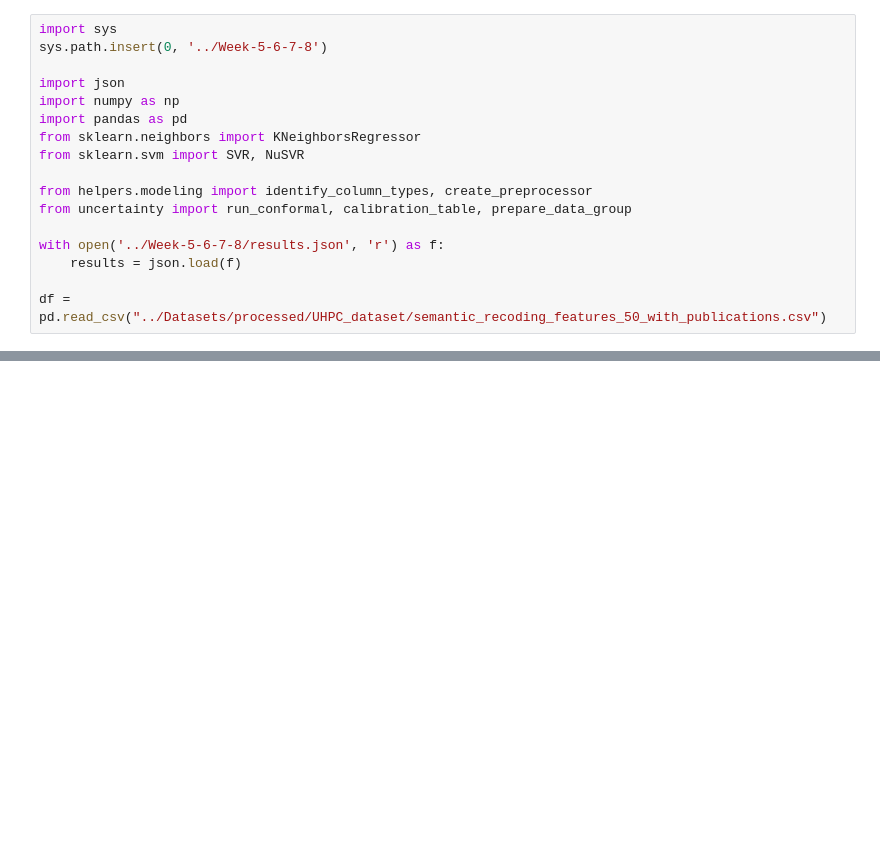
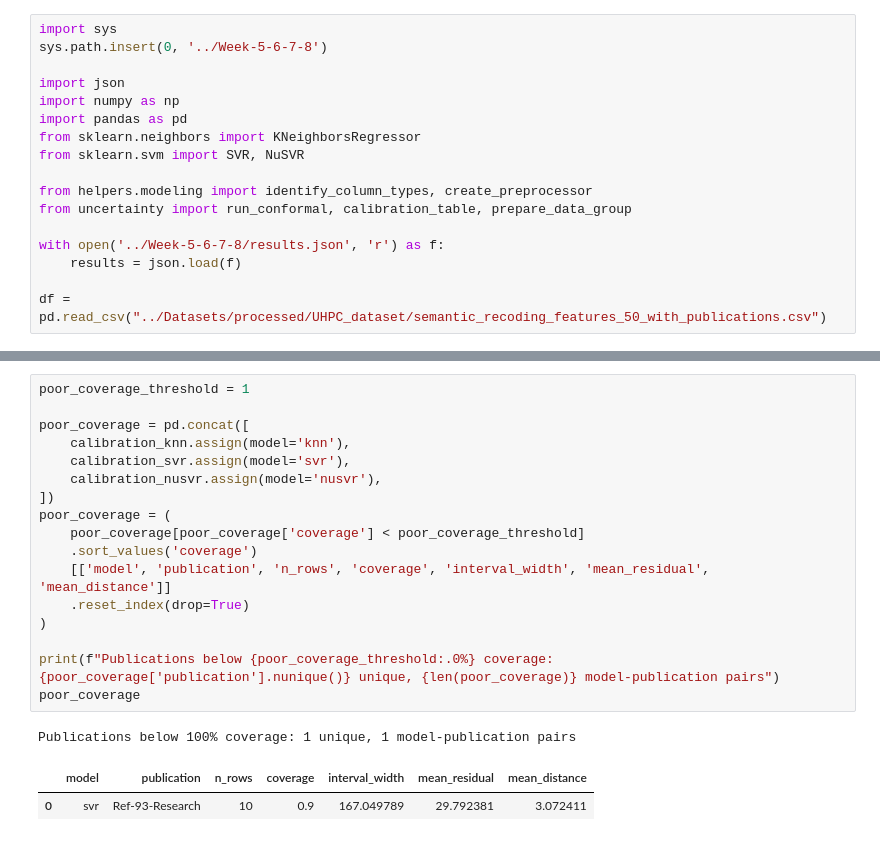
Before and after one commit to Jocund96/Data-to-Design-ML, a Jupyter notebook: S2_Kernel/Week-9/01_group_split.ipynb, the cells around one changed output, grey strips where cells are left out. Saved outputs shown, nothing was run; the diff lists cells and outputs as text; blank space fills up the shorter version.

```diff
--- a/S2_Kernel/Week-9/01_group_split.ipynb
+++ b/S2_Kernel/Week-9/01_group_split.ipynb
@@ -63,0 +134,21 @@ calibration_nusvr
+# %%
+poor_coverage_threshold = 1
+
+poor_coverage = pd.concat([
+    calibration_knn.assign(model='knn'),
+    calibration_svr.assign(model='svr'),
+    calibration_nusvr.assign(model='nusvr'),
+])
+poor_coverage = (
+    poor_coverage[poor_coverage['coverage'] < poor_coverage_threshold]
+    .sort_values('coverage')
+    [['model', 'publication', 'n_rows', 'coverage', 'interval_width', 'mean_residual', 'mean_distance']]
+    .reset_index(drop=True)
+)
+
+print(f"Publications below {poor_coverage_threshold:.0%} coverage: {poor_coverage['publication'].nunique()} unique, {len(poor_coverage)} model-publication pairs")
+poor_coverage
+# %% [output]
+Publications below 100% coverage: 1 unique, 1 model-publication pairs
+|  | model | publication | n_rows | coverage | interval_width | mean_residual | mean_distance |
+| 0 | svr | Ref-93-Research | 10 | 0.9 | 167.049789 | 29.792381 | 3.072411 |
```
Also changed, not shown: parts of 6 cells of this notebook, 2 other files.
